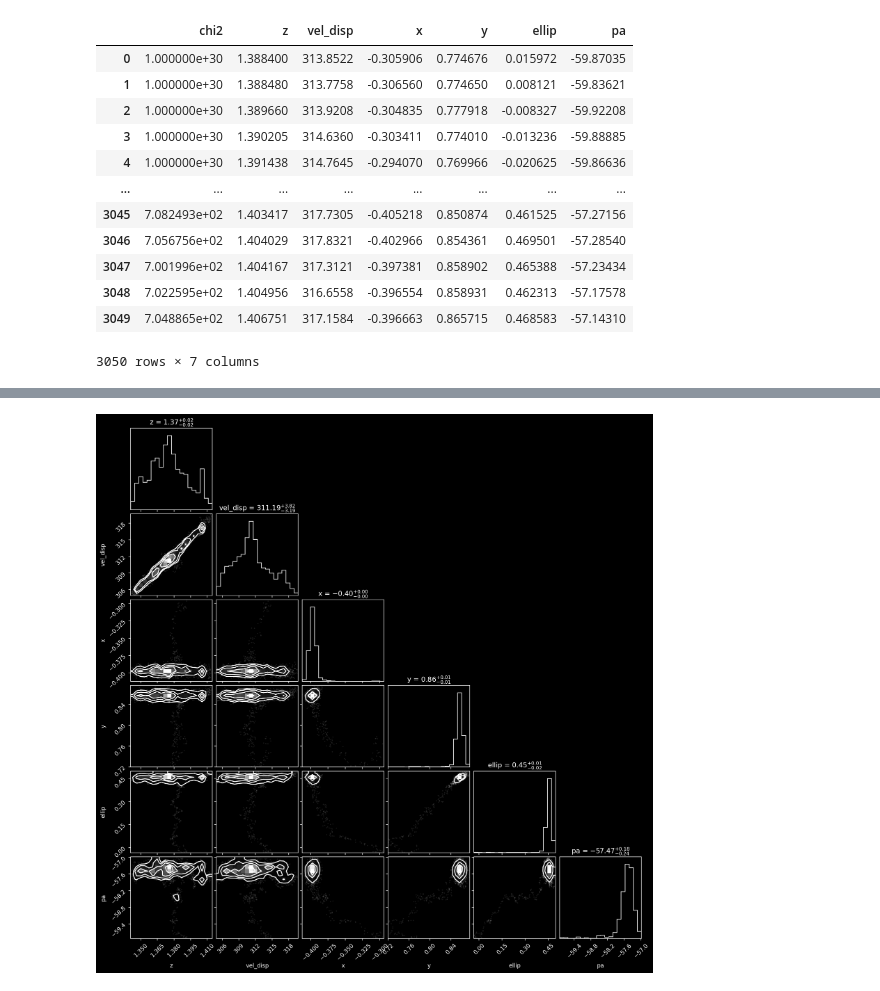
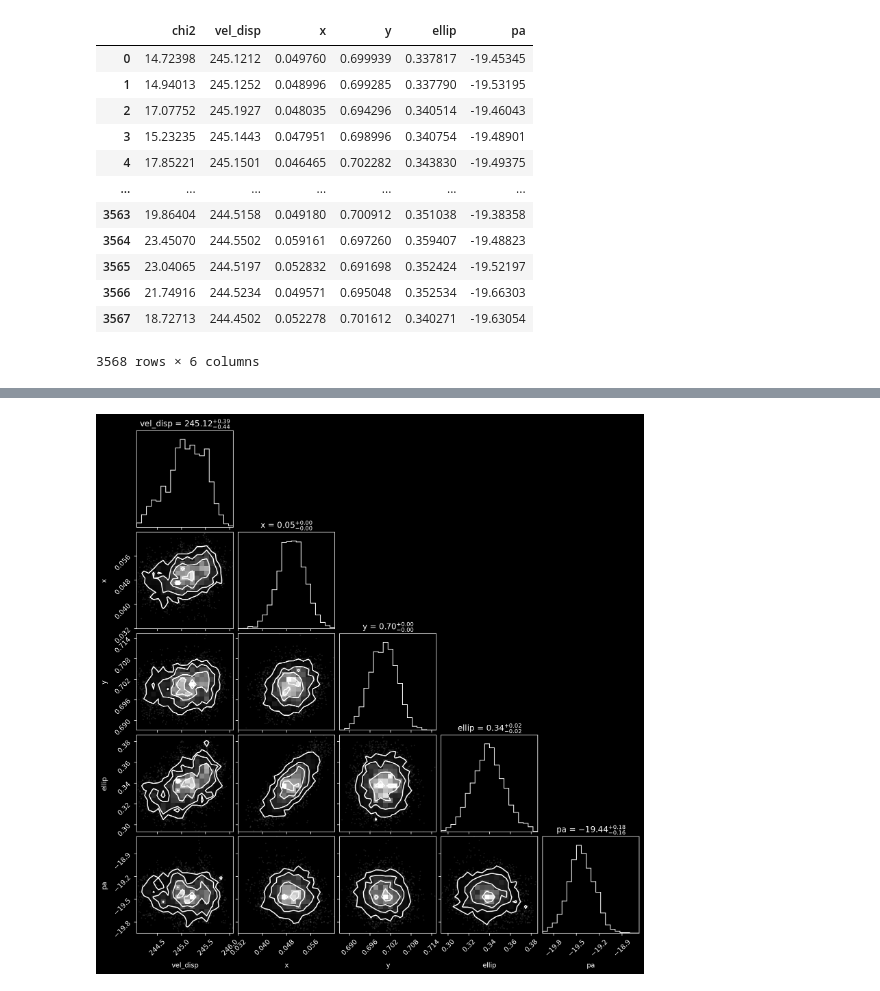
Before and after one commit to romms921/LensSuite, a Jupyter notebook: Python Files/corner.ipynb, the cells around one changed output, grey strips where cells are left out. Drawn from its saved outputs; the diff is of its cells as text; code cells hidden in the pictures.

Commit message:
J0259 mcmc run

```diff
--- a/Python Files/corner.ipynb
+++ b/Python Files/corner.ipynb
@@ -9,26 +9,26 @@ import corner
 import ast
 # %%
 # Make the corner plot for the MCMC results
-system_name = 'J0248'
+system_name = 'J0259'
 model_ver = 'sie'
 mcmc_samples_path = f'../{system_name}/mcmc/{model_ver}_mcmc.dat'
-samples = pd.read_csv(mcmc_samples_path, delim_whitespace=True, header=None, names=['chi2', 'z', 'vel_disp', 'x', 'y', 'ellip', 'pa' ])
+samples = pd.read_csv(mcmc_samples_path, delim_whitespace=True, header=None, names=['chi2', 'vel_disp', 'x', 'y', 'ellip', 'pa' ])
 # %%
 samples
 # %% [output]
-|  | chi2 | z | vel_disp | x | y | ellip | pa |
-| 0 | 1.000000e+30 | 1.388400 | 313.8522 | -0.305906 | 0.774676 | 0.015972 | -59.87035 |
-| 1 | 1.000000e+30 | 1.388480 | 313.7758 | -0.306560 | 0.774650 | 0.008121 | -59.83621 |
-| 2 | 1.000000e+30 | 1.389660 | 313.9208 | -0.304835 | 0.777918 | -0.008327 | -59.92208 |
-| 3 | 1.000000e+30 | 1.390205 | 314.6360 | -0.303411 | 0.774010 | -0.013236 | -59.88885 |
-| 4 | 1.000000e+30 | 1.391438 | 314.7645 | -0.294070 | 0.769966 | -0.020625 | -59.86636 |
-| ... | ... | ... | ... | ... | ... | ... | ... |
-| 3045 | 7.082493e+02 | 1.403417 | 317.7305 | -0.405218 | 0.850874 | 0.461525 | -57.27156 |
-| 3046 | 7.056756e+02 | 1.404029 | 317.8321 | -0.402966 | 0.854361 | 0.469501 | -57.28540 |
-| 3047 | 7.001996e+02 | 1.404167 | 317.3121 | -0.397381 | 0.858902 | 0.465388 | -57.23434 |
-| 3048 | 7.022595e+02 | 1.404956 | 316.6558 | -0.396554 | 0.858931 | 0.462313 | -57.17578 |
-| 3049 | 7.048865e+02 | 1.406751 | 317.1584 | -0.396663 | 0.865715 | 0.468583 | -57.14310 |
+|  | chi2 | vel_disp | x | y | ellip | pa |
+| 0 | 14.72398 | 245.1212 | 0.049760 | 0.699939 | 0.337817 | -19.45345 |
+| 1 | 14.94013 | 245.1252 | 0.048996 | 0.699285 | 0.337790 | -19.53195 |
+| 2 | 17.07752 | 245.1927 | 0.048035 | 0.694296 | 0.340514 | -19.46043 |
+| 3 | 15.23235 | 245.1443 | 0.047951 | 0.698996 | 0.340754 | -19.48901 |
+| 4 | 17.85221 | 245.1501 | 0.046465 | 0.702282 | 0.343830 | -19.49375 |
+| ... | ... | ... | ... | ... | ... | ... |
+| 3563 | 19.86404 | 244.5158 | 0.049180 | 0.700912 | 0.351038 | -19.38358 |
+| 3564 | 23.45070 | 244.5502 | 0.059161 | 0.697260 | 0.359407 | -19.48823 |
+| 3565 | 23.04065 | 244.5197 | 0.052832 | 0.691698 | 0.352424 | -19.52197 |
+| 3566 | 21.74916 | 244.5234 | 0.049571 | 0.695048 | 0.352534 | -19.66303 |
+| 3567 | 18.72713 | 244.4502 | 0.052278 | 0.701612 | 0.340271 | -19.63054 |
-3050 rows × 7 columns
+3568 rows × 6 columns
 # %%
 masked_samples = samples.drop(columns=['chi2']).to_numpy()
 # %%
@@ -38,7 +38,7 @@ masked_samples = samples.drop(columns=['chi2']).to_numpy()
 # masked_samples
 # %%
 # Remove the first column when loading the samples, as it is the accepted/rejected column
-labels = ['z', 'vel_disp', 'x', 'y', 'ellip', 'pa']
+labels = ['vel_disp', 'x', 'y', 'ellip', 'pa']
 fig = corner.corner(masked_samples, labels=labels, show_titles=True)
 plt.savefig(f'../{system_name}/mcmc/{model_ver}_corner.png')
 # %% [output]
@@ -47 +45 @@ WARNING:root:Too few points to create valid contours
-[figure, old version]
+[figure, new version]
```
Also changed, not shown: parts of 1 cell of this notebook, 10 other files.
